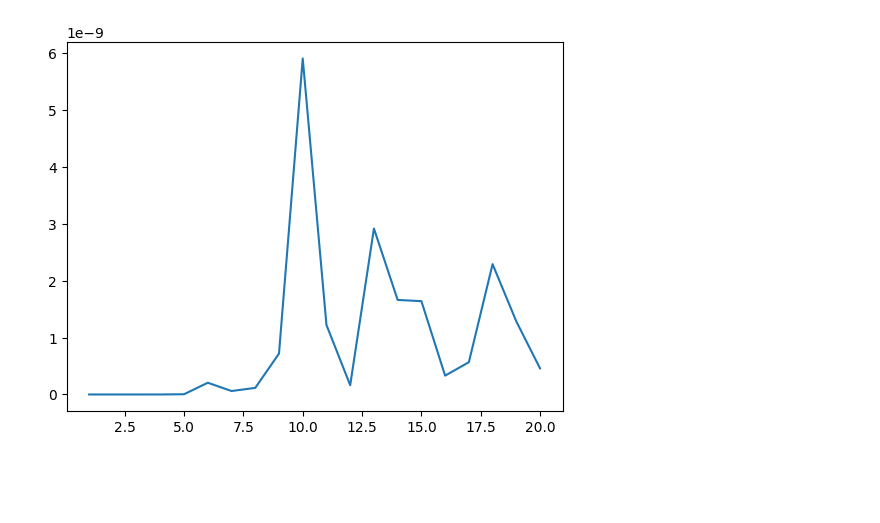
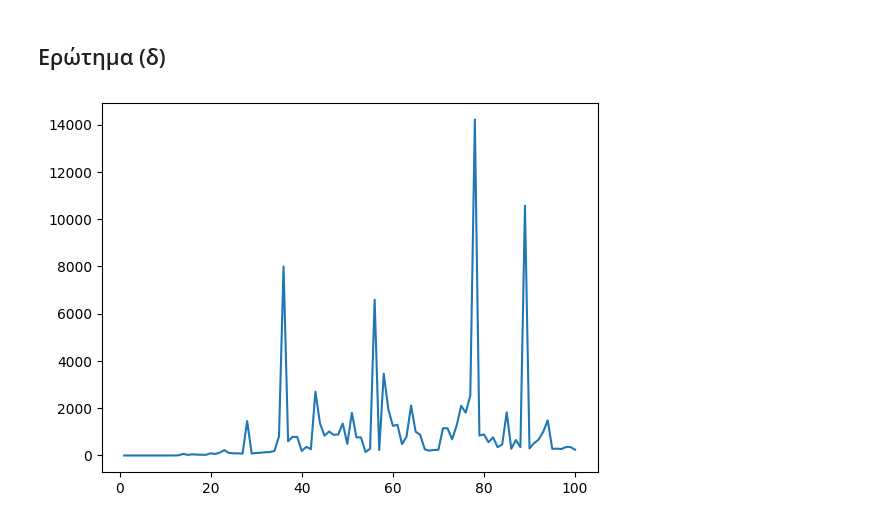
Before and after one commit to NontasBak/NumerAnalysis-Project, a Jupyter notebook: results.ipynb, the cells around one changed output. Cells and saved outputs as stored; diff of their text form; code cells hidden in the pictures; blank space fills up the shorter version.

```diff
--- a/results.ipynb
+++ b/results.ipynb
@@ -30,8 +32,9 @@ def QRmine(A):
 # %%
-#Ερώτημα (α)
 def Hilbert(n):
     H = np.matrix( np.zeros( (n,n) ) )
-    for i in range(0,n):
-        for j in range(0,n):
+    for i in range(n):
+        for j in range(n):
             H[i,j] = 1 / (i + j + 1)
     return H
+
+print(Hilbert(4))
@@ -38,6 +48,6 @@ def Hilbert(n):
 # %%
 def LUsolve(A, b):
-    LU = LUmine(A)
+    LU = LUmine(A.copy())
     L = LU[0]
     U = LU[1]
     n = b.shape[0]
@@ -99,13 +118,14 @@ print(Hil * solution2)
 # %%
-#Ερώτημα (γ)
-n = 5
+n = 4
 Hil = Hilbert(n)
 b = np.ones((n, 1))
 
 bNew = b + 1e-15
 
-x = QRsolve(Hil, b)
-xnew = QRsolve(Hil, bNew)
+x = LUsolve(Hil, b)
+xnew = LUsolve(Hil, bNew)
+print(x)
+print(xnew)
 
 diff = np.max(np.abs(x - xnew))
 print(diff)
@@ -114,26 +142,26 @@ print(diff)
+# %% [markdown]
+## Ερώτημα (δ)
 # %%
-#Ερώτημα (δ)
 def calculateDiff(n):
     Hil = Hilbert(n)
     b = np.ones((n, 1))
     bNew = b + 1e-15
-    x = QRsolve(Hil, b)
-    xnew = QRsolve(Hil, bNew)
+    x = LUsolve(Hil.copy(), b)
+    xnew = LUsolve(Hil.copy(), bNew)
 
     diff = np.max(np.abs(x - xnew))
     return diff
 
 def plotDiff(n):
     xpoints = np.array([i for i in range(1, n+1)])
 
     ypoints = np.ones((n, 1))
     for i in range(1,n+1):
         ypoints[i-1] = calculateDiff(i)
-    #print(ypoints)
 
     plt.plot(xpoints, ypoints)
     plt.show()
 
-plotDiff(20)
+plotDiff(100)
 # %% [output]
-[figure, old version]
+[figure, new version]
```
Also changed, not shown: parts of 14 cells of this notebook, 1 other file.
